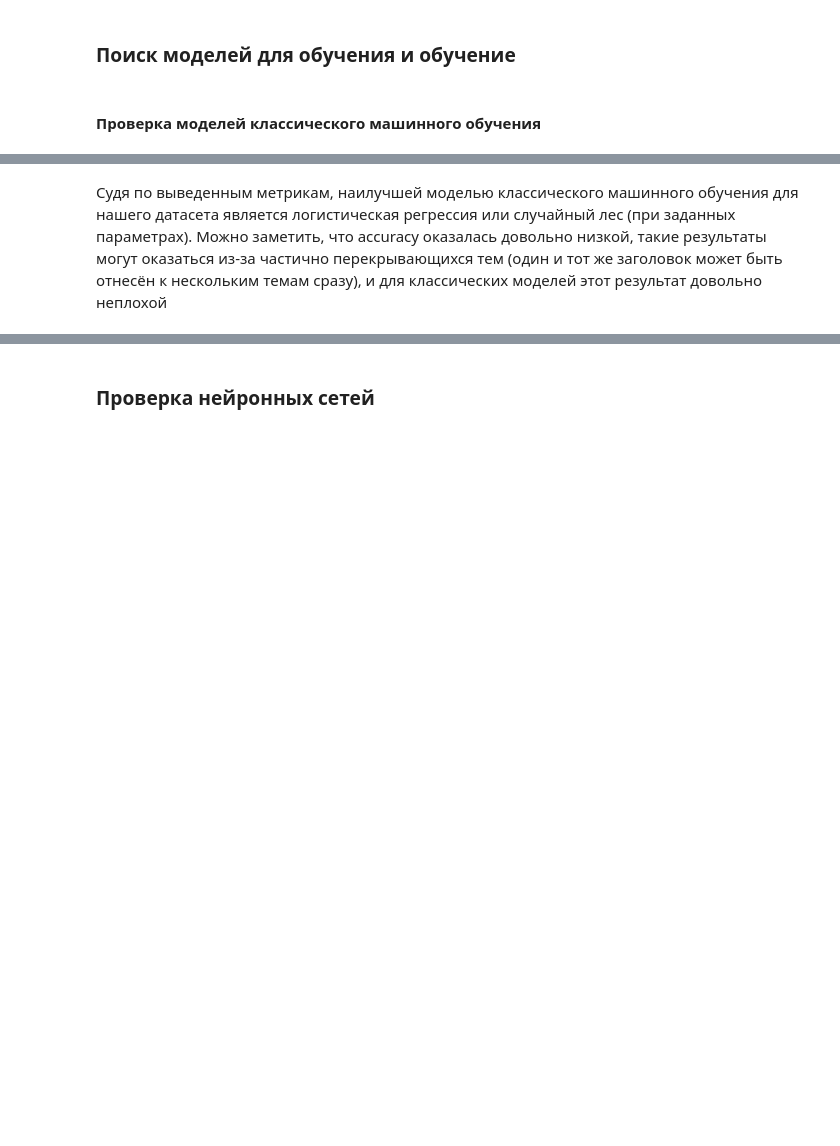
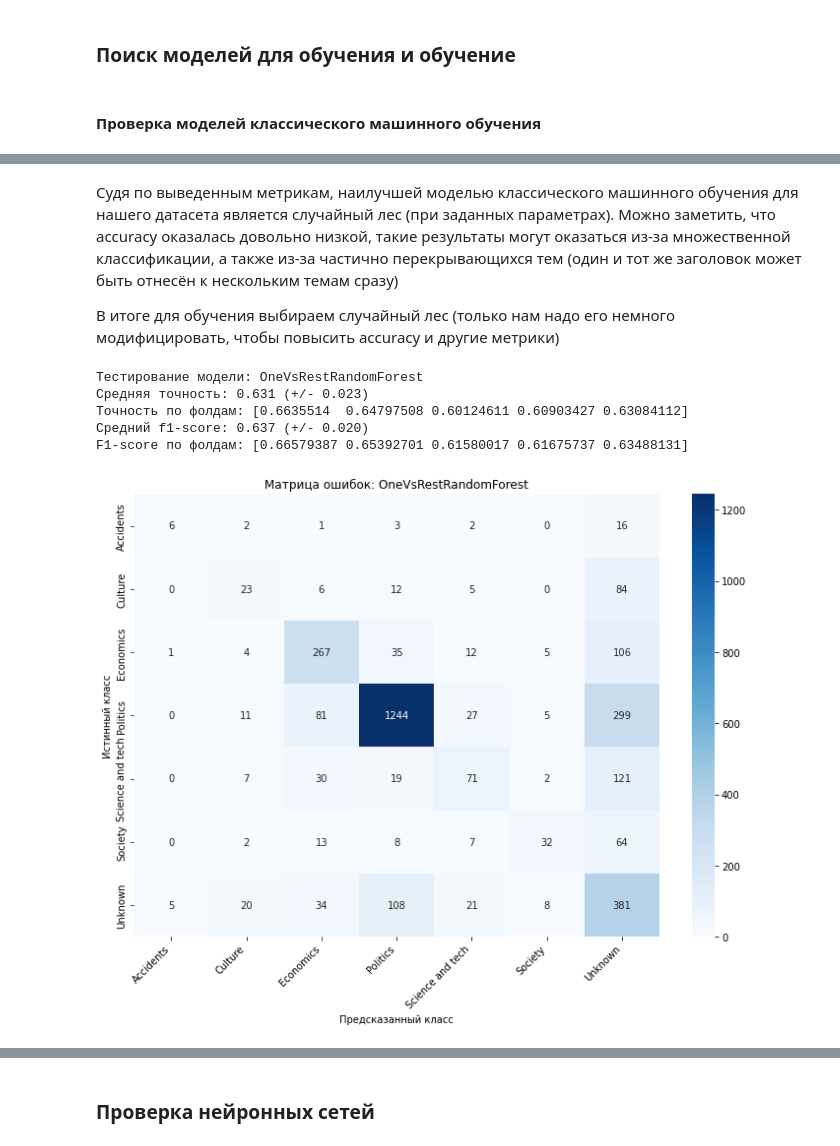
Before and after one commit to PaKicek/News-Classifier, a Jupyter notebook: model.ipynb, the cells around one changed output, grey strips where cells are left out. Cells and saved outputs as stored; diff of their text form; code cells hidden in the pictures; blank space fills up the shorter version.

```diff
--- a/model.ipynb
+++ b/model.ipynb
@@ -561,3 +586,26 @@ F1-score по фолдам: [0.35689909 0.35772479 0.38309824 0.38164414 0.38803
 # %% [markdown]
-Судя по выведенным метрикам, наилучшей моделью классического машинного обучения для нашего датасета является логистическая регрессия или случайный лес (при заданных параметрах).
-Можно заметить, что accuracy оказалась довольно низкой, такие результаты могут оказаться из-за частично перекрывающихся тем (один и тот же заголовок может быть отнесён к нескольким темам сразу), и для классических моделей этот результат довольно неплохой
+Судя по выведенным метрикам, наилучшей моделью классического машинного обучения для нашего датасета является случайный лес (при заданных параметрах).
+Можно заметить, что accuracy оказалась довольно низкой, такие результаты могут оказаться из-за множественной классификации, а также из-за частично перекрывающихся тем (один и тот же заголовок может быть отнесён к нескольким темам сразу)
+
+В итоге для обучения выбираем случайный лес (только нам надо его немного модифицировать, чтобы повысить accuracy и другие метрики)
+# %%
+rf_params = {
+    'n_estimators': 300,
+    'max_depth': None,
+    'min_samples_split': 5,
+    'min_samples_leaf': 2,
+    'max_features': 'sqrt',
+    'class_weight': 'balanced_subsample',
+    'n_jobs': -1,
+    'random_state': 42
+}
+
+ovr_model = OneVsRestClassifier(RandomForestClassifier(**rf_params))
+train_model(model_name='OneVsRestRandomForest', model=ovr_model)
+# %% [output]
+Тестирование модели: OneVsRestRandomForest
+Средняя точность: 0.631 (+/- 0.023)
+Точность по фолдам: [0.6635514  0.64797508 0.60124611 0.60903427 0.63084112]
+Средний f1-score: 0.637 (+/- 0.020)
+F1-score по фолдам: [0.66579387 0.65392701 0.61580017 0.61675737 0.63488131]
+[figure, added]
```
Also changed, not shown: parts of 19 cells of this notebook, 1 other file.
